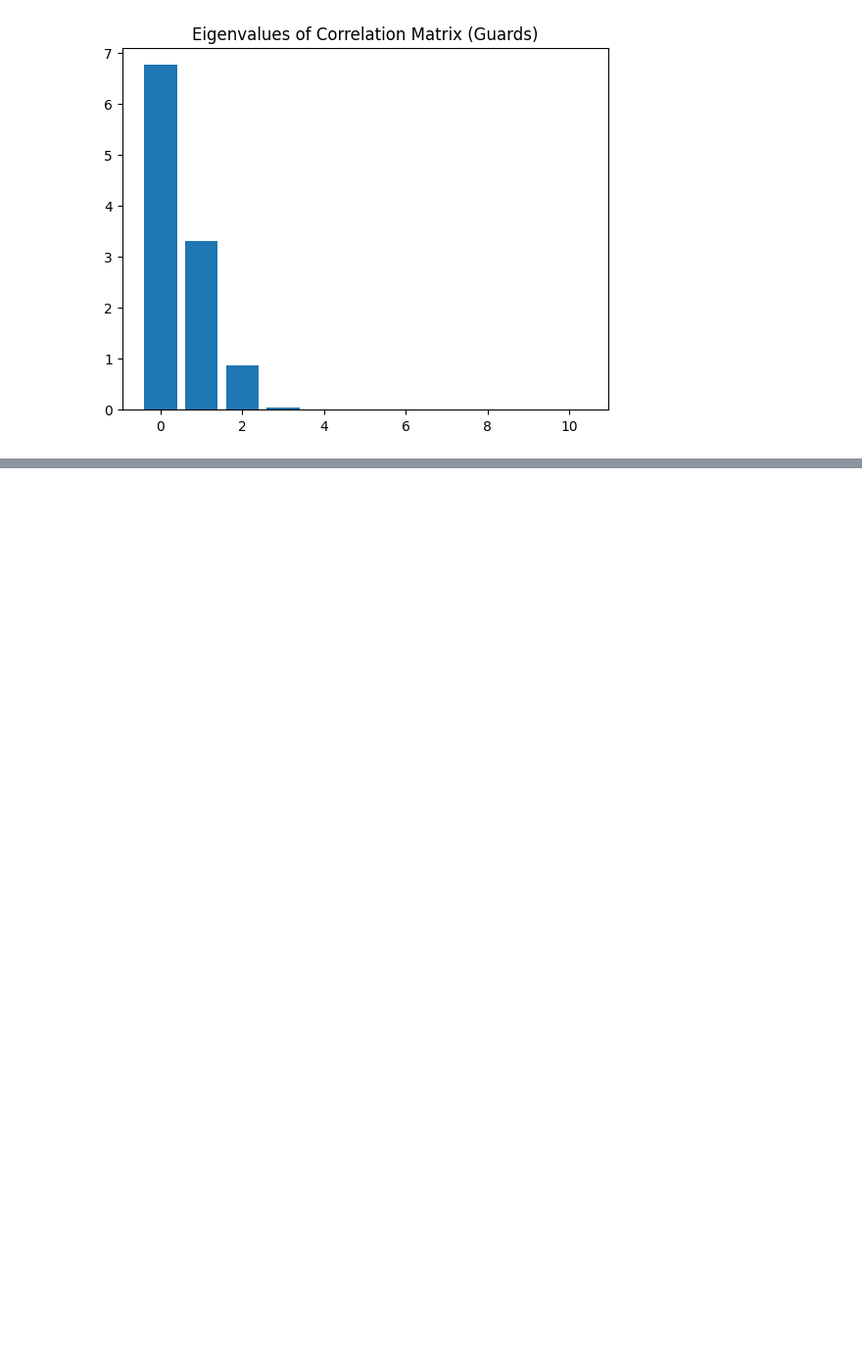
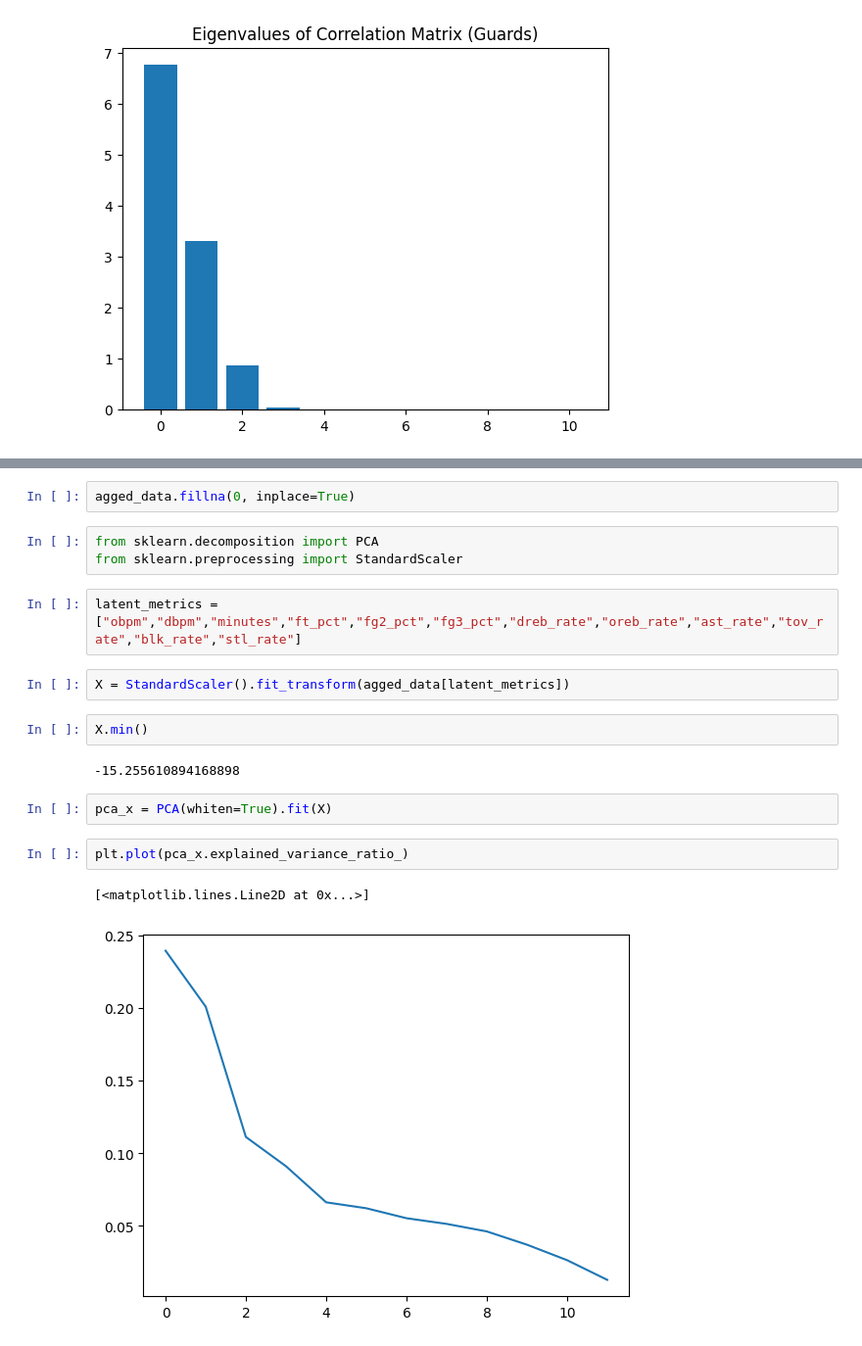
Before and after one commit to abrahme/nba_functional_analysis, a Jupyter notebook: HSGPFunctional.ipynb, the cells around one changed output, grey strips where cells are left out. Shown at 98% size. Cells and saved outputs as stored; diff of their text form; blank space fills up the shorter version.

```diff
--- a/HSGPFunctional.ipynb
+++ b/HSGPFunctional.ipynb
@@ -412,0 +434,20 @@ Text(0.5, 1.0, 'Eigenvalues of Correlation Matrix (Guards)')
+# %%
+agged_data.fillna(0, inplace=True)
+# %%
+from sklearn.decomposition import PCA
+from sklearn.preprocessing import StandardScaler
+# %%
+latent_metrics = ["obpm","dbpm","minutes","ft_pct","fg2_pct","fg3_pct","dreb_rate","oreb_rate","ast_rate","tov_rate","blk_rate","stl_rate"]
+# %%
+X = StandardScaler().fit_transform(agged_data[latent_metrics])
+# %%
+X.min()
+# %% [output]
+-15.255610894168898
+# %%
+pca_x = PCA(whiten=True).fit(X)
+# %%
+plt.plot(pca_x.explained_variance_ratio_)
+# %% [output]
+[<matplotlib.lines.Line2D at 0x...>]
+[figure, added]
```
Also changed, not shown: parts of 15 cells of this notebook.
